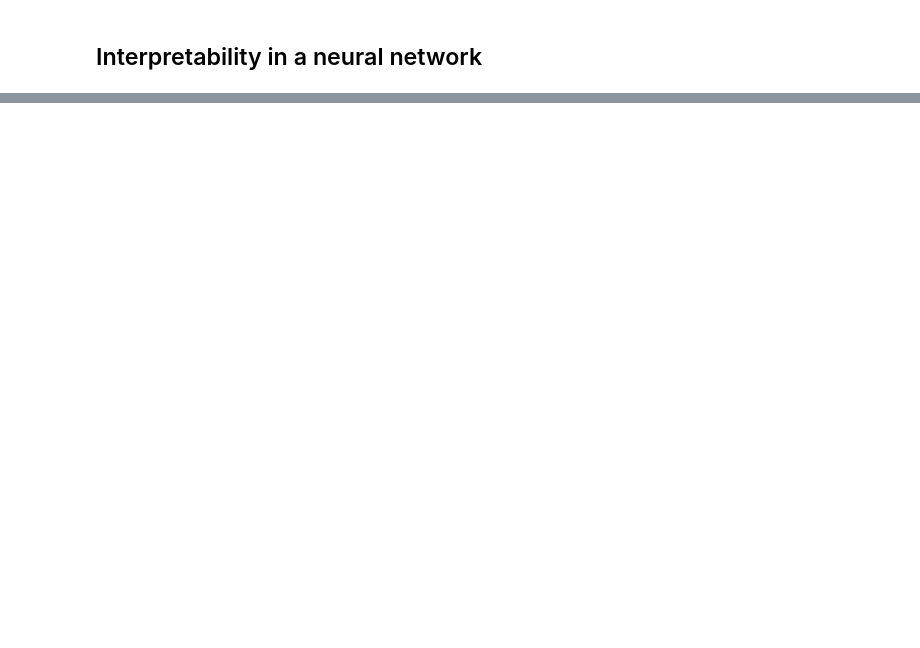
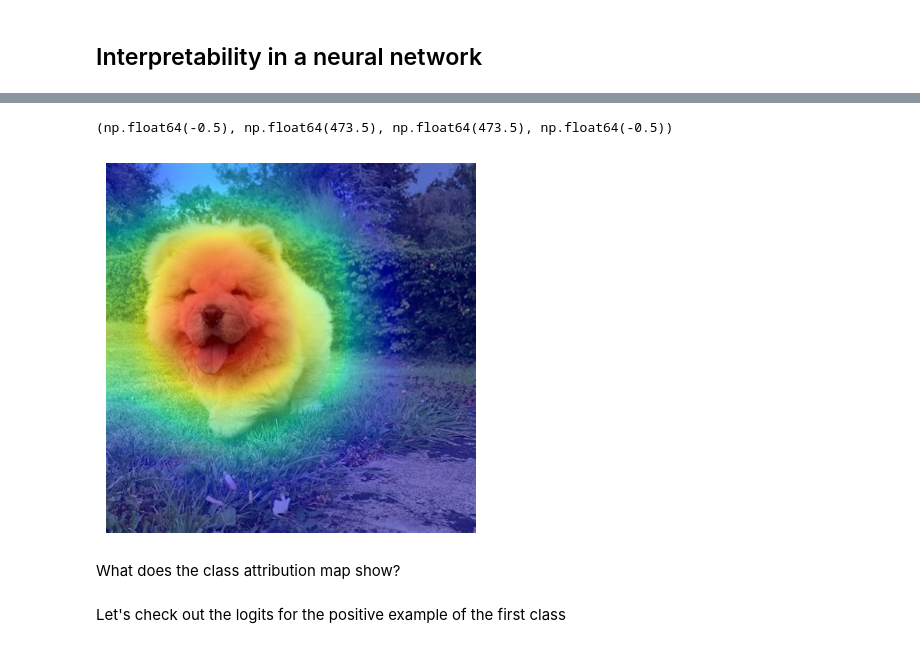
Before and after one commit to JuliaMoa/ML-Assignment2, a Jupyter notebook: report.ipynb, the cells around one changed output, grey strips where cells are left out. Drawn from its saved outputs; the diff is of its cells as text; code cells hidden in the pictures; blank space fills up the shorter version.

```diff
--- a/report.ipynb
+++ b/report.ipynb
@@ -23,0 +86,45 @@ At least 2 positive examples (images) - Look at several layers. Analyze the diff
+# %%
+# positive example of the class
+
+preprocess = weights.transforms()
+img1 = decode_image("chow_chow1.jpg") # loading pic as a PyTorch tensor
+
+input_tensor = preprocess(img1).unsqueeze(0) # preprocessing and adding batch dimension to image
+
+target_layer = model.layer4[-1]
+
+cam_extractor = LayerCAM(model, target_layer=target_layer) # CAM-hooks are in the model, will register everything
+
+out =  model(input_tensor) # forward pass
+# here are the logits for all classes
+
+class_idx = out.squeeze(0).argmax().item()
+
+# LayerCAM returns a list; take the first heatmap
+activation_map = cam_extractor(class_idx, out)[0]
+
+# resize CAM to image size
+
+H, W = img1.shape[-2:]
+
+cam = F.interpolate(
+    activation_map.unsqueeze(0).unsqueeze(0),   # (1,1,7,7)
+    size=(H, W),  # (H, W) = (819, 1024)
+    mode="bicubic",
+    align_corners=False
+).squeeze()
+
+# normalize CAM
+cam = cam - cam.min()
+cam = cam / (cam.max() + 1e-8)
+
+plt.imshow(img1.permute(1,2,0))
+plt.imshow(cam.cpu(), cmap='jet', alpha=0.5)
+plt.axis('off')
+# %% [output]
+(np.float64(-0.5), np.float64(473.5), np.float64(473.5), np.float64(-0.5))
+[figure, added]
+# %% [markdown]
+What does the class attribution map show?
+# %% [markdown]
+Let's check out the logits for the positive example of the first class
```
Also changed, not shown: parts of 17 cells of this notebook.
